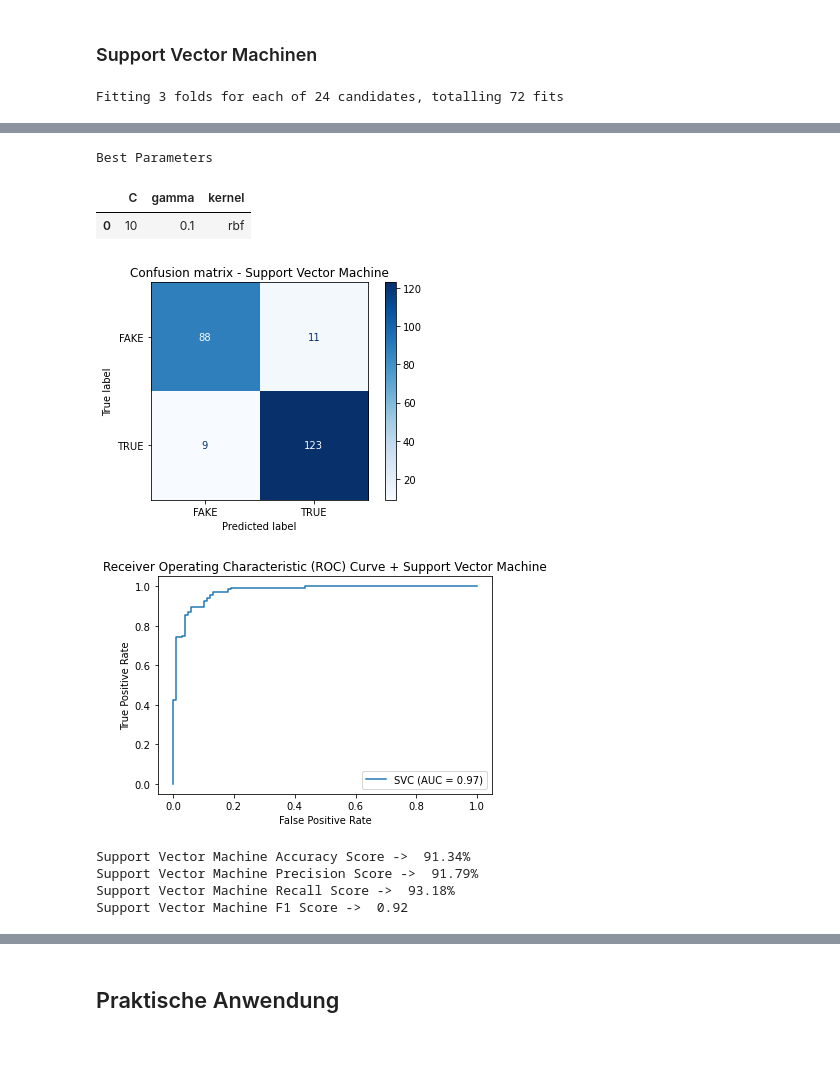
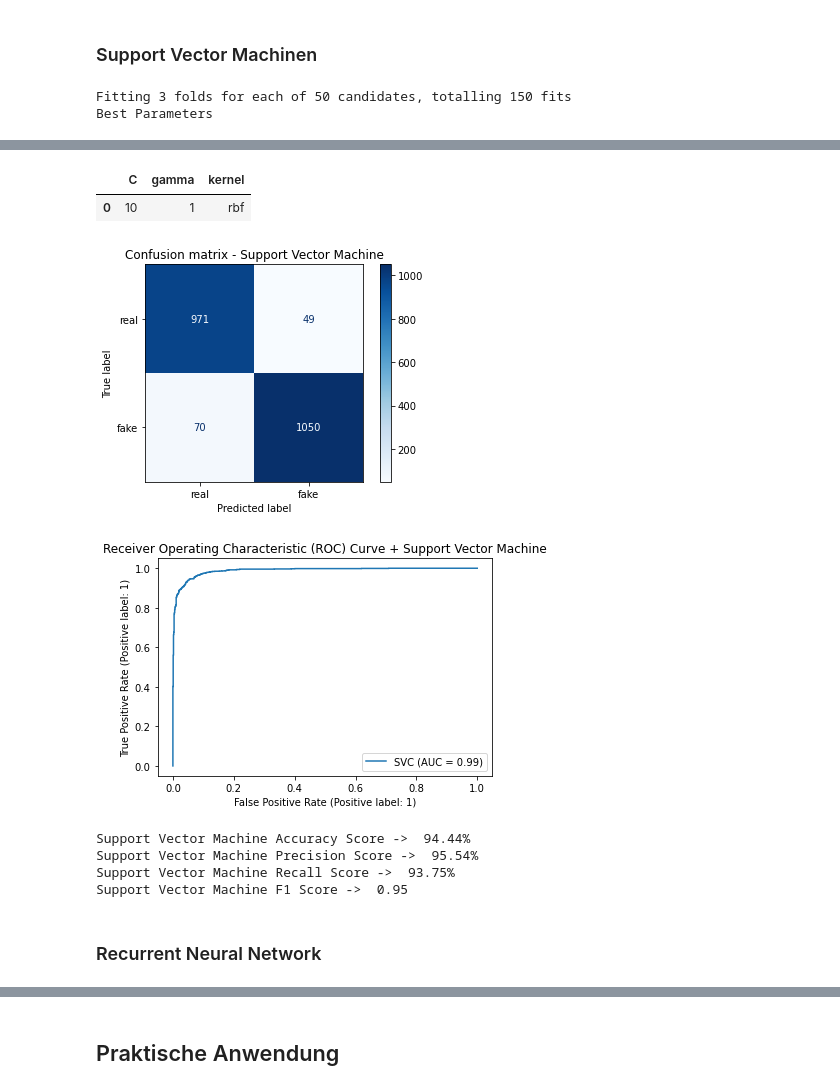
Before and after one commit to Kai-UweHueber/Studienarbeit_Covid_Fake_News_Classifier, a Jupyter notebook: 2021_Studienarbeit_Menacher_Hüber.ipynb, the cells around one changed output, grey strips where cells are left out. Cells and saved outputs as stored; diff of their text form; code cells hidden in the pictures; blank space fills up the shorter version.

```diff
--- a/2021_Studienarbeit_Menacher_Hüber.ipynb
+++ b/2021_Studienarbeit_Menacher_Hüber.ipynb
@@ -95,0 +81,17 @@ dataset[:4]
+# %%
+# Articles
+# Read Dataset
+dataset_train = pd.read_csv('Constraint_English_Train - Sheet1.csv')
+dataset_test = pd.read_csv('english_test_with_labels - Sheet1.csv')
+
+# Remove empty rows
+dataset_train = dataset_train[dataset_train['tweet'].notna()]
+dataset_train = dataset_train[dataset_train['label'].notna()]
+dataset_test = dataset_test[dataset_test['tweet'].notna()]
+dataset_test = dataset_test[dataset_test['label'].notna()]
+
+# Unifrom labels
+dataset_train['label'] = dataset_train['label'].str.lower()
+dataset_test['label'] = dataset_test['label'].str.lower()
+
+dataset_train[:4]
@@ -275,7 +301,7 @@ def eval_model(model, model_name):
     confusionMatrix = plot_confusion_matrix(
         model,
         test_text_tfidf, test_label,
-        display_labels= ['FAKE', 'TRUE'],
+        display_labels= ['real', 'fake'],
         cmap=plt.cm.Blues)
 
     confusionMatrix.ax_.set_title("Confusion matrix - " + model_name)
@@ -317,12 +343,9 @@ Naive Bayes F1 Score ->  0.9
 ### Gradient Boosting Klassifizierer <a class="anchor" id="chapter4-2"></a>
 # %%
 # Hyperparameters
-#learning_rate = [0.15,0.1,0.05,0.01]
-#n_estimators = [100,250,500,750,1000]
-#max_depth = [2,3,4,5]
-learning_rate = [0.15, 0.1, 0.01]
-n_estimators = [100,250,750]
-max_depth = [2,3,5]
+learning_rate = [0.15,0.1,0.05,0.01]
+n_estimators = [100,250,500,750,1000]
+max_depth = [2,3,4,5]
 
 grid = {'learning_rate': learning_rate,
         'n_estimators': n_estimators,
@@ -363,11 +383,8 @@ Gradient Boosting F1 Score ->  0.89
 ### Support Vector Machinen <a class="anchor" id="chapter4-3"></a>
 # %%
 # Hyperparameters
-#C = [0.1, 1, 10, 100, 1000]
-#gamma = [1, 0.1, 0.01, 0.001, 0.0001]
-#kernel = ['linear', 'rbf']
-C = [0.1, 1, 10, 100]
-gamma = [1, 0.1, 0.0001]
+C = [0.1, 1, 10, 100, 1000]
+gamma = [1, 0.1, 0.01, 0.001, 0.0001]
 kernel = ['linear', 'rbf']
 
 grid = {'C': C,
@@ -392,4 +409,5 @@ SVM_classifier.fit(train_text_tfidf, train_label.values.ravel())
 # evalute model
 eval_model(SVM_classifier, "Support Vector Machine")
 # %% [output]
-Fitting 3 folds for each of 24 candidates, totalling 72 fits
+Fitting 3 folds for each of 50 candidates, totalling 150 fits
+Best Parameters
@@ -399,9 +414,10 @@ Fitting 3 folds for each of 24 candidates, totalling 72 fits
-Best Parameters
 |  | C | gamma | kernel |
-| 0 | 10 | 0.1 | rbf |
+| 0 | 10 | 1 | rbf |
-[figure, old version]
+[figure, new version]
-[figure, old version]
+[figure, new version]
-Support Vector Machine Accuracy Score ->  91.34%
-Support Vector Machine Precision Score ->  91.79%
-Support Vector Machine Recall Score ->  93.18%
-Support Vector Machine F1 Score ->  0.92
+Support Vector Machine Accuracy Score ->  94.44%
+Support Vector Machine Precision Score ->  95.54%
+Support Vector Machine Recall Score ->  93.75%
+Support Vector Machine F1 Score ->  0.95
+# %% [markdown]
+### Recurrent  Neural Network
```
Also changed, not shown: parts of 12 cells of this notebook, 1 other file.
